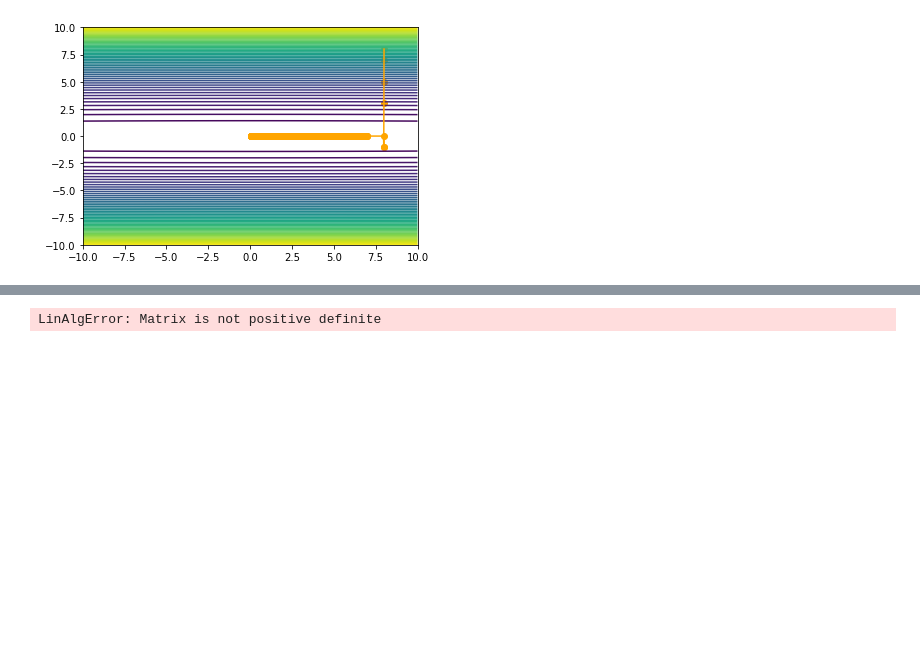
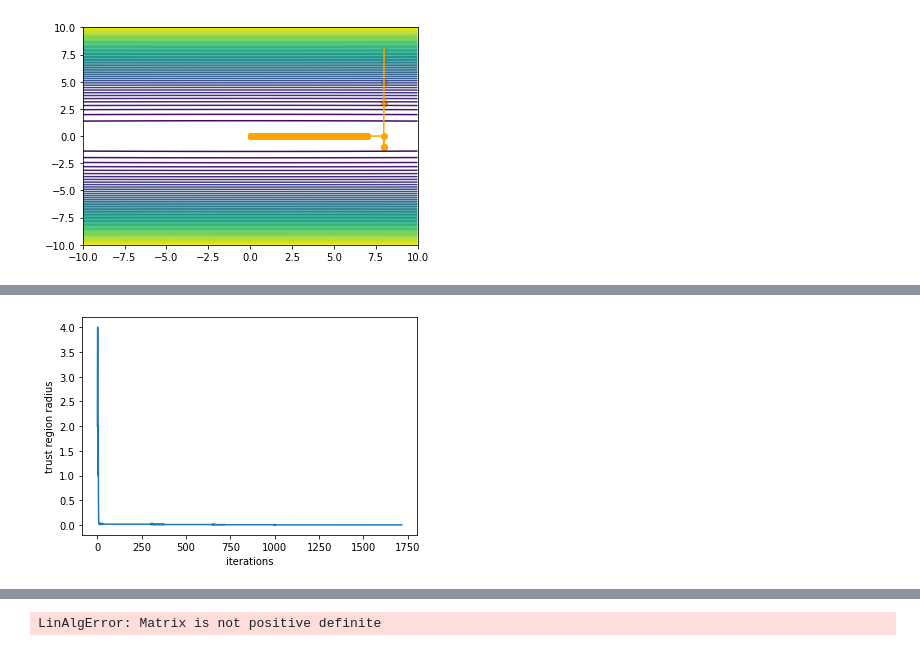
Before and after one commit to Snailed/no-2022-code, a Jupyter notebook: no-assignment-4.ipynb, the cells around one changed output, grey strips where cells are left out. Cells and saved outputs as stored; diff of their text form; code cells hidden in the pictures; blank space fills up the shorter version.

```diff
--- a/no-assignment-4.ipynb
+++ b/no-assignment-4.ipynb
@@ -74,3 +59,31 @@ def plot_delta_from_function(minimize, F, g_tol=0.5, debug=False, start_point=[8
+# %%
+def plot_delta_from_function(minimize, F, g_tol=0.5, debug=False, start_point=[8,8], delta_init=10, lambda_init=1):
+    delta_at_i = []
+    p_at_i = []
+    rho_at_i = []
+    x_at_i = []
+    if debug:
+        print_state(start_point, F)
+    def c(xk):
+        if debug:
+            print_state(xk, F)
+        x_at_i.append(xk)
+        if np.linalg.norm(F.gradient(xk)) < g_tol:
+            return True
+        return False
+    def m(meta):
+        delta_at_i.append(meta['delta'])
+        p_at_i.append(meta['direction'])
+        rho_at_i.append(meta['rho'])
+    minimize(F.f, start_point, F.gradient, hes=F.hessian, callback=c, meta_callback=m, delta_init=delta_init, lambda_init=lambda_init)
+    plt.xlabel('iterations')
+    plt.ylabel('trust region radius')
+    plt.plot(delta_at_i)
+    return delta_at_i, p_at_i, rho_at_i, x_at_i
+    #print([np.linalg.norm(F.gradient(xk)) for xk in xk_at_i])
+    #print(xk_at_i)
+    #plt.plot([xk[0] for xk in xk_at_i[:-1]], [xk[1] for xk in xk_at_i[:-1]], c='orange')
+    #plt.scatter([xk[0] for xk in xk_at_i[:-1]], [xk[1] for xk in xk_at_i[:-1]], c='orange')
 # %%
 plot_contour_from_function(TrustRegion.minimize, Ellipsoid, lambda_init=1e-5)
 # %% [output]
@@ -110,0 +107,4 @@ plt.plot(rhos_ellipsoid)
+# %%
+deltas_ellipsoid, ps_ellipsoid, rhos_ellipsoid, xs_ellipsoid = plot_delta_from_function(TrustRegion.minimize, Ellipsoid, delta_init=100)
+# %% [output]
+[figure, added]
```
Also changed, not shown: parts of 23 cells of this notebook, 2 other files.
